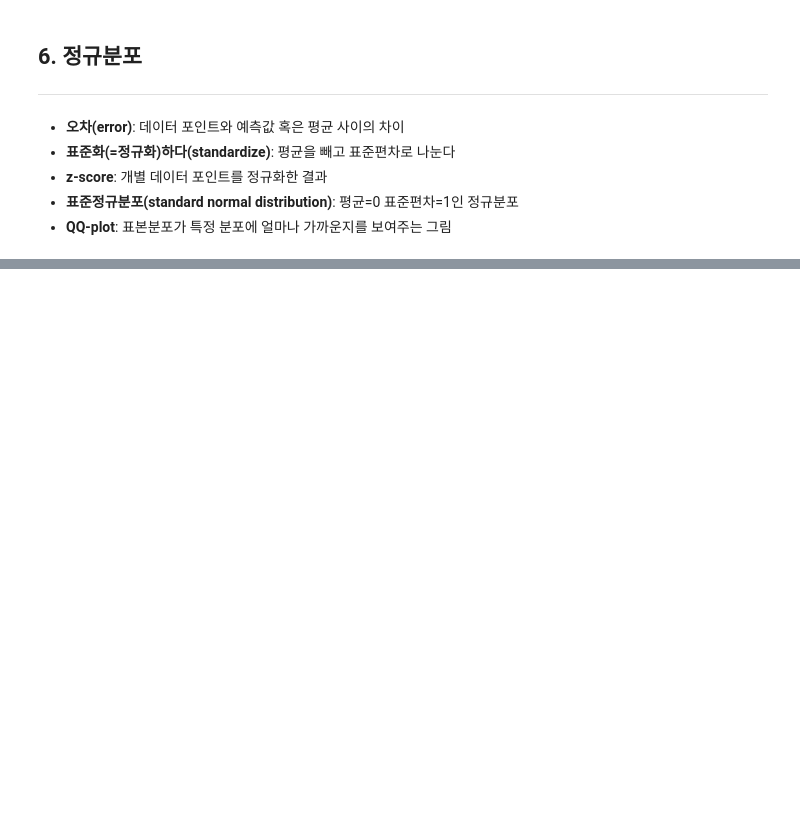
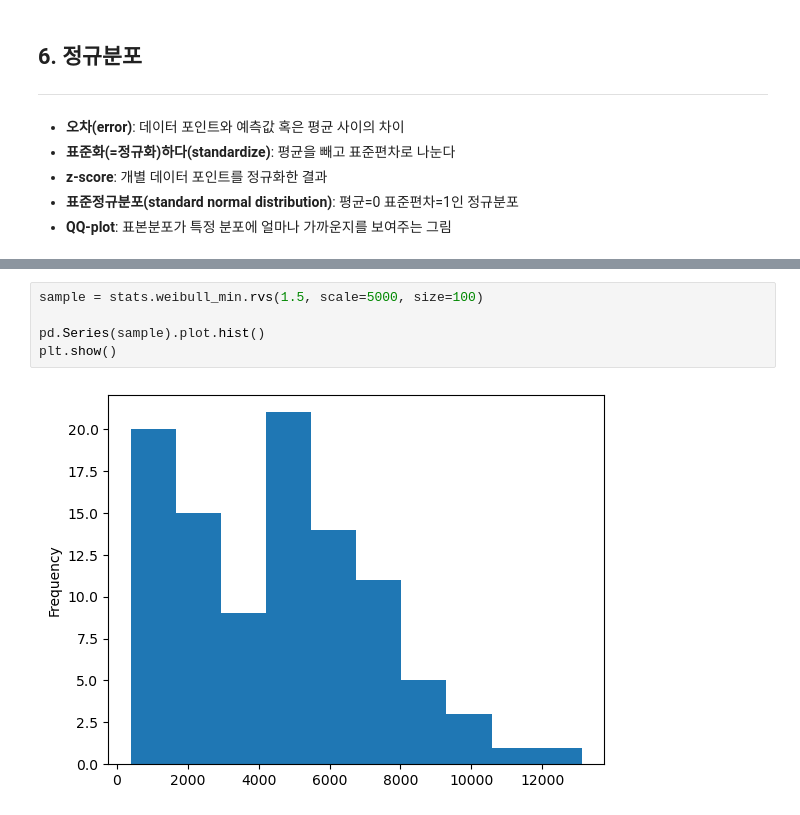
Before and after one commit to viola2002/dartb, a Jupyter notebook: study_group/2025_WV_Statistics/code/2nd_week_TIL.ipynb, the cells around one changed output, grey strips where cells are left out. Drawn from its saved outputs; the diff is of its cells as text; blank space fills up the shorter version.

```diff
--- a/study_group/2025_WV_Statistics/code/2nd_week_TIL.ipynb
+++ b/study_group/2025_WV_Statistics/code/2nd_week_TIL.ipynb
@@ -197,0 +305,7 @@ plt.show()
+# %%
+sample = stats.weibull_min.rvs(1.5, scale=5000, size=100)
+
+pd.Series(sample).plot.hist()
+plt.show()
+# %% [output]
+[figure, added]
```
Also changed, not shown: parts of 22 cells of this notebook.
